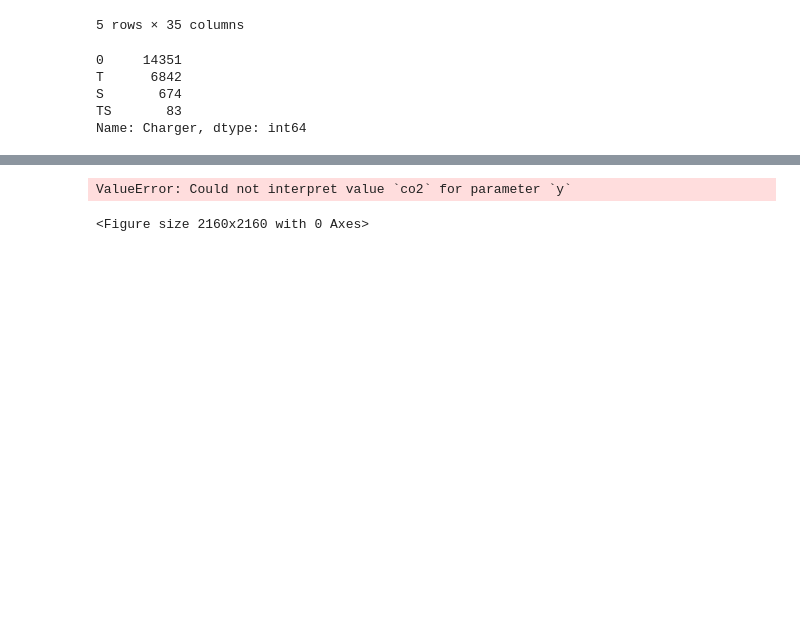
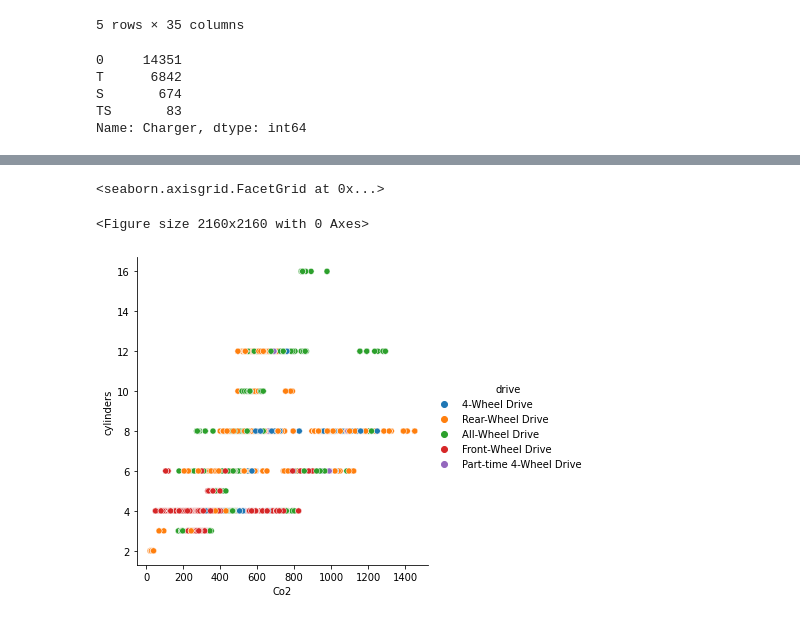
Before and after one commit to luchiangi/ML_Project, a Jupyter notebook: ML A.Luchi & F.Ceccarani.ipynb, the cells around one changed output, grey strips where cells are left out. Cells and saved outputs as stored; diff of their text form; code cells hidden in the pictures; blank space fills up the shorter version.

```diff
--- a/ML A.Luchi & F.Ceccarani.ipynb
+++ b/ML A.Luchi & F.Ceccarani.ipynb
@@ -794,7 +803,9 @@ df.describe()
 # %%
+#from this graph we can see that as the number of cylinder increases the co2 emissions are also increasing
+#the type of drive is also influencing thsns.lineplot(data=flights, x="year", y="passengers", hue="month")e emissions
 plt.figure(figsize=(30,30))
-sns.relplot(data=df, x="ghgScore", y="co2")
-plt.show()
+sns.relplot(data=df, x="Co2", y="cylinders", hue='drive')
 # %% [output]
-ValueError: Could not interpret value `co2` for parameter `y`
+<seaborn.axisgrid.FacetGrid at 0x...>
 <Figure size 2160x2160 with 0 Axes>
+[figure, added]
```
Also changed, not shown: parts of 41 cells of this notebook.
